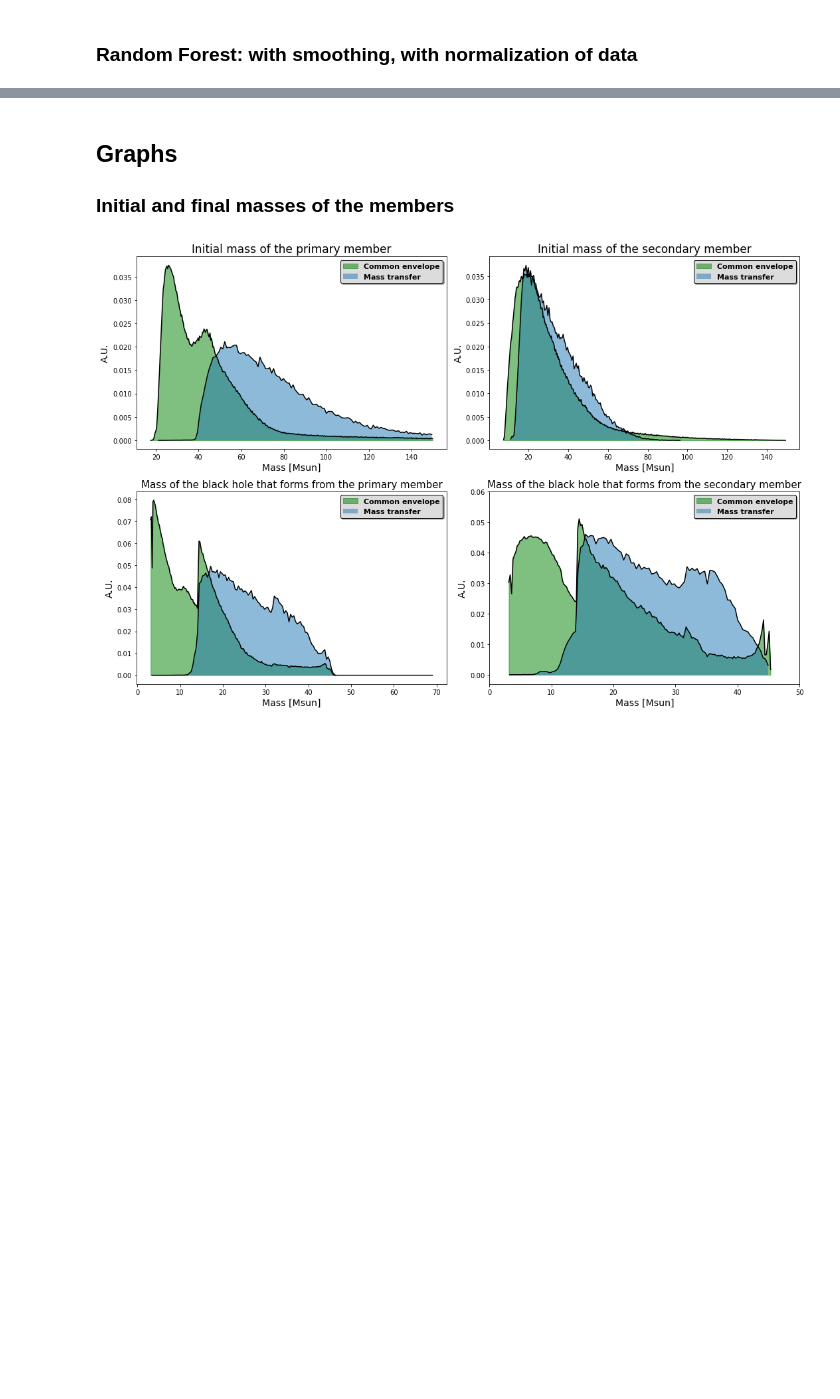
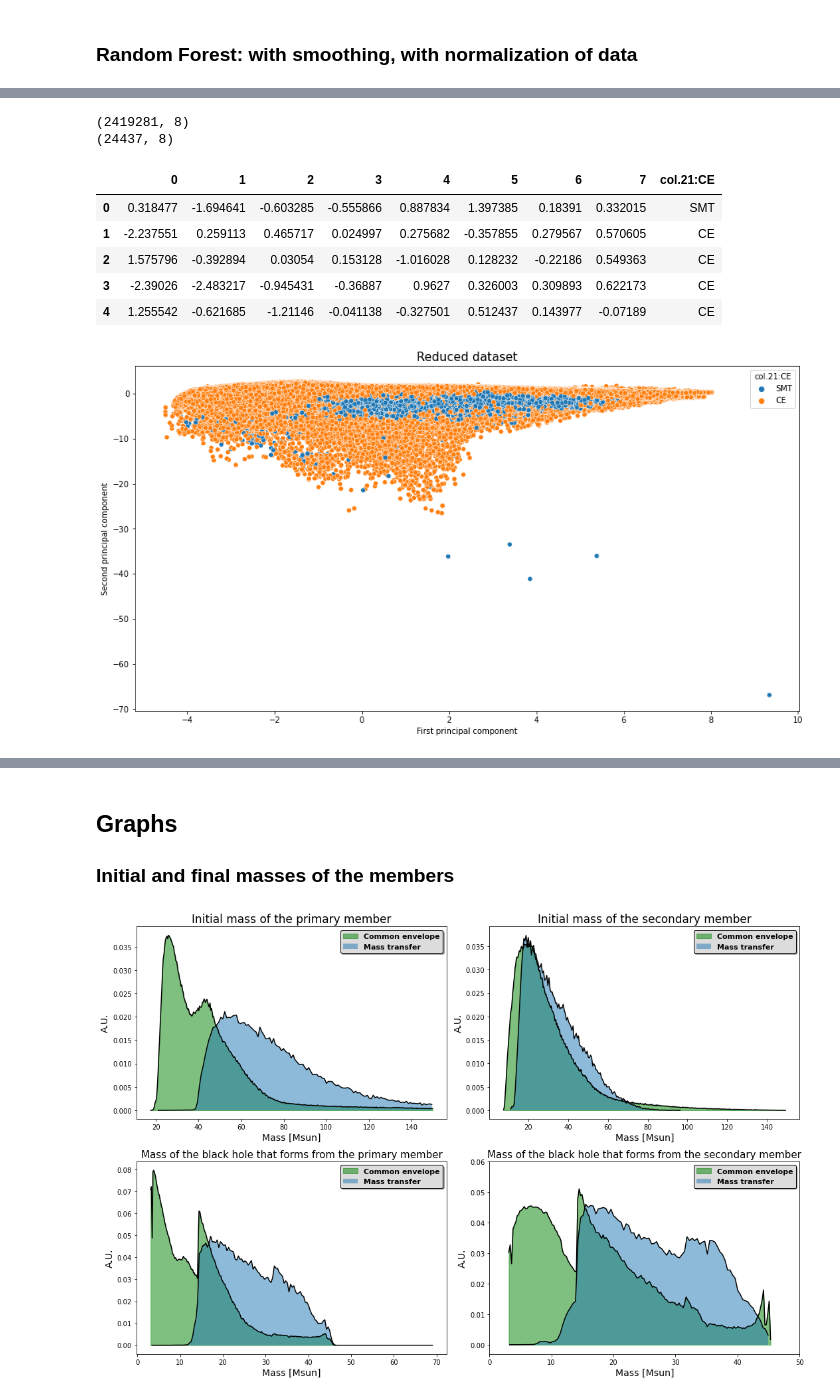
Before and after one commit to PaoloZinesi/TheFormationOfBinaryBlackHoles, a Jupyter notebook: LCP_projects_Y4-Group9/Project.ipynb, the cells around one changed output, grey strips where cells are left out. Cells and saved outputs as stored; diff of their text form; code cells hidden in the pictures; blank space fills up the shorter version.

```diff
--- a/LCP_projects_Y4-Group9/Project.ipynb
+++ b/LCP_projects_Y4-Group9/Project.ipynb
@@ -411,0 +468,15 @@ plt.show()
+# %%
+# fraction of data for test set
+test_fract = 0.01
+m_test_full = int(frame.shape[0]*test_fract)
+m_train_full = frame.shape[0] - m_test_full
+frame_sample_full = frame.sample(frac=1, replace=False, ignore_index=True)
+frame_train_full = frame_sample_full.iloc[:-m_test_full]
+frame_test_full = frame_sample_full.iloc[-m_test_full:]
+
+# separate dataframes
+lbl = {False:'SMT', True:'CE'}
+X_train_full = frame_train_full.drop(labels=['col.0:ID','col.21:CE'], axis=1)
+Y_train_full = frame_train_full["col.21:CE"].apply(lambda x: lbl[x])
+X_test_full = frame_test_full.drop(labels=['col.0:ID','col.21:CE'], axis=1)
+Y_test_full = frame_test_full["col.21:CE"].apply(lambda x: lbl[x])
@@ -411,0 +538,32 @@ plt.show()
+# %%
+# Data in the PCA basis
+data_ = np.dot(X_train_full_, V)
+
+# Reduce the dimensionality of the dataset
+data_reduced = data_[:,:ncomp]
+
+X_train_PCA_full = pd.DataFrame(data_reduced)
+X_test_PCA_full = pd.DataFrame(np.dot(X_test_full_, V)[:,:ncomp])
+print(X_train_PCA_full.shape)
+print(X_test_PCA_full.shape)
+
+df = pd.DataFrame(np.column_stack((X_train_PCA_full, Y_train_full)))
+df.rename(columns = {ncomp:'col.21:CE'}, inplace=True)
+display(df.head())
+
+plt.figure(figsize=(15, 8))
+sns.scatterplot(x=0, y=1, hue='col.21:CE', data=df)
+plt.xlabel('First principal component')
+plt.ylabel('Second principal component')
+plt.title('Reduced dataset', fontsize=15)
+plt.show()
+# %% [output]
+(2419281, 8)
+(24437, 8)
+|  | 0 | 1 | 2 | 3 | 4 | 5 | 6 | 7 | col.21:CE |
+| 0 | 0.318477 | -1.694641 | -0.603285 | -0.555866 | 0.887834 | 1.397385 | 0.18391 | 0.332015 | SMT |
+| 1 | -2.237551 | 0.259113 | 0.465717 | 0.024997 | 0.275682 | -0.357855 | 0.279567 | 0.570605 | CE |
+| 2 | 1.575796 | -0.392894 | 0.03054 | 0.153128 | -1.016028 | 0.128232 | -0.22186 | 0.549363 | CE |
+| 3 | -2.39026 | -2.483217 | -0.945431 | -0.36887 | 0.9627 | 0.326003 | 0.309893 | 0.622173 | CE |
+| 4 | 1.255542 | -0.621685 | -1.21146 | -0.041138 | -0.327501 | 0.512437 | 0.143977 | -0.07189 | CE |
+[figure, added]
```
Also changed, not shown: parts of 35 cells of this notebook, 3 other files.
